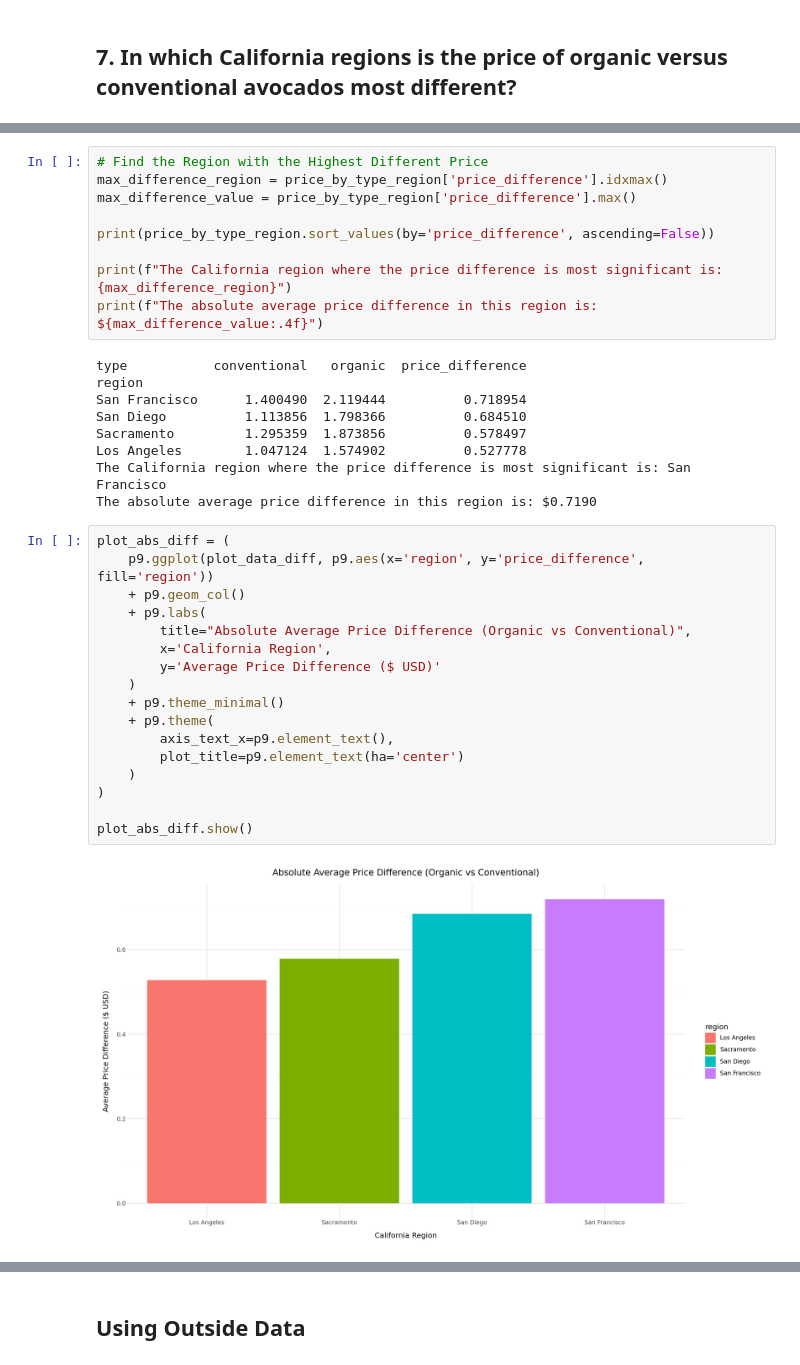
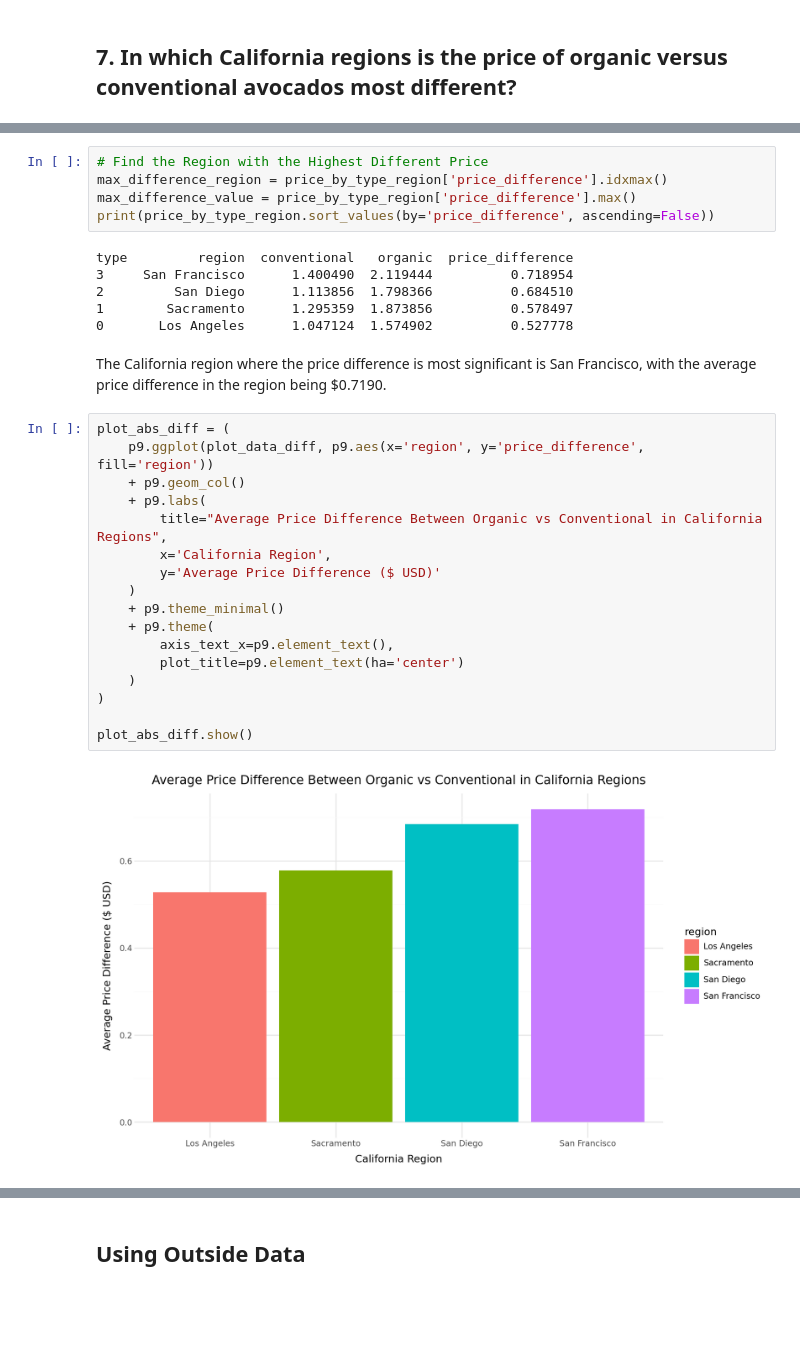
Before and after one commit to isabelleantaran/GSB-544-Projects, a Jupyter notebook: lab/Lab2.ipynb, the cells around one changed output, grey strips where cells are left out. Cells and saved outputs as stored; diff of their text form; blank space fills up the shorter version.

```diff
--- a/lab/Lab2.ipynb
+++ b/lab/Lab2.ipynb
@@ -367,36 +306,31 @@ price_by_type_region['price_difference'] = abs(
 # Find the Region with the Highest Different Price
 max_difference_region = price_by_type_region['price_difference'].idxmax()
 max_difference_value = price_by_type_region['price_difference'].max()
-
 print(price_by_type_region.sort_values(by='price_difference', ascending=False))
-
-print(f"The California region where the price difference is most significant is: {max_difference_region}")
-print(f"The absolute average price difference in this region is: ${max_difference_value:.4f}")
 # %% [output]
-type           conventional   organic  price_difference
-region
-San Francisco      1.400490  2.119444          0.718954
-San Diego          1.113856  1.798366          0.684510
-Sacramento         1.295359  1.873856          0.578497
-Los Angeles        1.047124  1.574902          0.527778
-The California region where the price difference is most significant is: San Francisco
-The absolute average price difference in this region is: $0.7190
+type         region  conventional   organic  price_difference
+3     San Francisco      1.400490  2.119444          0.718954
+2         San Diego      1.113856  1.798366          0.684510
+1        Sacramento      1.295359  1.873856          0.578497
+0       Los Angeles      1.047124  1.574902          0.527778
+# %% [markdown]
+The California region where the price difference is most significant is San Francisco, with the average price difference in the region being $0.7190.
 # %%
 plot_abs_diff = (
     p9.ggplot(plot_data_diff, p9.aes(x='region', y='price_difference', fill='region'))
     + p9.geom_col()
     + p9.labs(
-        title="Absolute Average Price Difference (Organic vs Conventional)",
+        title="Average Price Difference Between Organic vs Conventional in California Regions",
         x='California Region',
         y='Average Price Difference ($ USD)'
     )
     + p9.theme_minimal()
     + p9.theme(
         axis_text_x=p9.element_text(),
         plot_title=p9.element_text(ha='center')
     )
 )
 
 plot_abs_diff.show()
 # %% [output]
-[figure, old version]
+[figure, new version]
```
Also changed, not shown: parts of 34 cells of this notebook, 1 other file.
